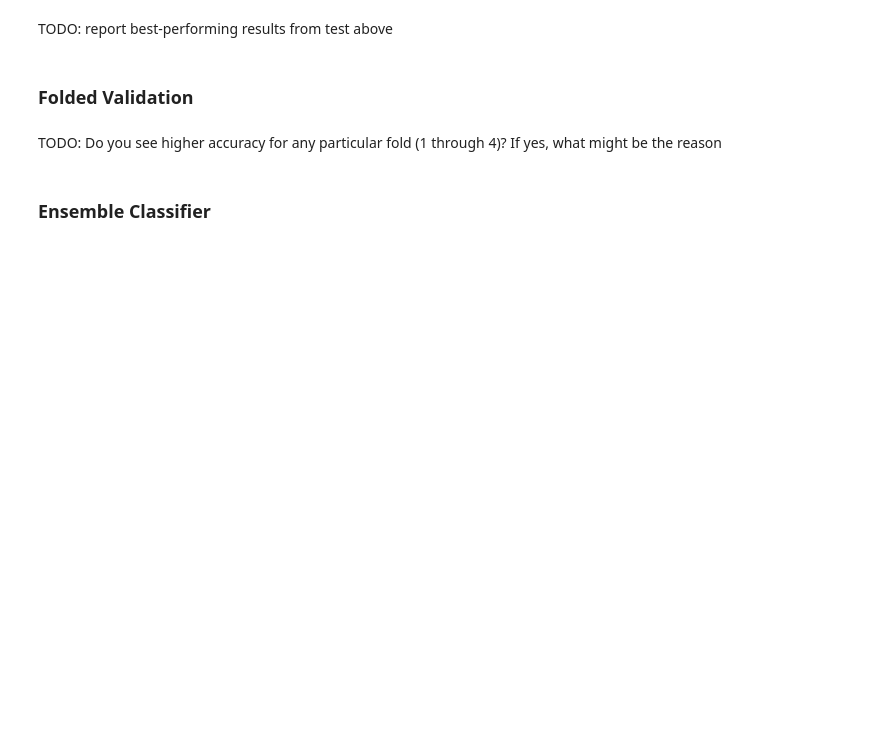
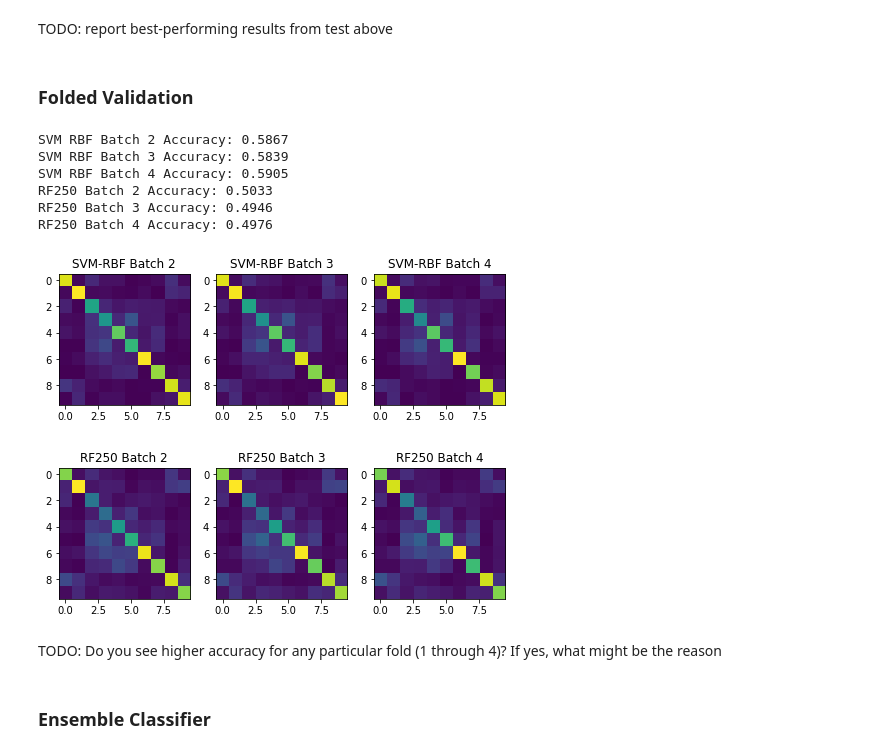
Before and after one commit to alexanderhale/ECSE415, a Jupyter notebook: Assignment_4/A4_Classifiers.ipynb, the cells around one changed output. Saved outputs shown, nothing was run; the diff lists cells and outputs as text; code cells hidden in the pictures; blank space fills up the shorter version.

```diff
--- a/Assignment_4/A4_Classifiers.ipynb
+++ b/Assignment_4/A4_Classifiers.ipynb
@@ -257,56 +286,71 @@ TODO: report best-performing results from test above
 ### Folded Validation
 # %%
 # best hyperparameters from above testing (TODO might be different for SVM and RF)
-bestcellsize = (8, 8)
-bestblocksize = (2, 2)
+svmcellsize = (6, 6)
+rfcellsize = (10, 10)
+bestblocksize = (3, 3)
 bestorientationbins = 8
 
 # import block 2, 3, 4 data, extracting features using the best HoG paramaters discovered above
 rawdata2 = unpickle(filepath + "data_batch_2")
 rawdata3 = unpickle(filepath + "data_batch_3")
 rawdata4 = unpickle(filepath + "data_batch_4")
 imageData2 = rawdata2[b'data'].reshape((10000, 32, 32, 3), order='F')
 imageData3 = rawdata3[b'data'].reshape((10000, 32, 32, 3), order='F')
 imageData4 = rawdata4[b'data'].reshape((10000, 32, 32, 3), order='F')
 imageLabels2 = np.asarray(rawdata2[b'labels'])
 imageLabels3 = np.asarray(rawdata3[b'labels'])
 imageLabels4 = np.asarray(rawdata4[b'labels'])
-hogFeatures2 = np.asarray([hog(image, orientations=bestorientationbins, pixels_per_cell=bestcellsize, cells_per_block=bestblocksize) for image in imageData2])
-hogFeatures3 = np.asarray([hog(image, orientations=bestorientationbins, pixels_per_cell=bestcellsize, cells_per_block=bestblocksize) for image in imageData3])
-hogFeatures4 = np.asarray([hog(image, orientations=bestorientationbins, pixels_per_cell=bestcellsize, cells_per_block=bestblocksize) for image in imageData4])
+svmHoGFeatures2 = np.asarray([hog(image, orientations=bestorientationbins, pixels_per_cell=svmcellsize, cells_per_block=bestblocksize) for image in imageData2])
+svmHoGFeatures3 = np.asarray([hog(image, orientations=bestorientationbins, pixels_per_cell=svmcellsize, cells_per_block=bestblocksize) for image in imageData3])
+svmHoGFeatures4 = np.asarray([hog(image, orientations=bestorientationbins, pixels_per_cell=svmcellsize, cells_per_block=bestblocksize) for image in imageData4])
+testSVMfeatures = np.asarray([hog(testImage, orientations=bestorientationbins, pixels_per_cell=svmcellsize, cells_per_block=bestblocksize) for testImage in testImageData])
+rfHoGFeatures2 = np.asarray([hog(image, orientations=bestorientationbins, pixels_per_cell=rfcellsize, cells_per_block=bestblocksize) for image in imageData2])
+rfHoGFeatures3 = np.asarray([hog(image, orientations=bestorientationbins, pixels_per_cell=rfcellsize, cells_per_block=bestblocksize) for image in imageData3])
+rfHoGFeatures4 = np.asarray([hog(image, orientations=bestorientationbins, pixels_per_cell=rfcellsize, cells_per_block=bestblocksize) for image in imageData4])
+testRFfeatures = np.asarray([hog(testImage, orientations=bestorientationbins, pixels_per_cell=rfcellsize, cells_per_block=bestblocksize) for testImage in testImageData])
 
 # create and train 6 classifiers on that data (3 RF-250tree, 3 SVM-RBF)
-svm_rbf_batch2 = svm.SVC(kernel='rbf', gamma='scale').fit(hogFeatures2, imageLabels2)
-svm_rbf_batch3 = svm.SVC(kernel='rbf', gamma='scale').fit(hogFeatures3, imageLabels3)
-svm_rbf_batch4 = svm.SVC(kernel='rbf', gamma='scale').fit(hogFeatures4, imageLabels4)
-rf250_batch2 = RandomForestClassifier(n_estimators=250, criterion='entropy').fit(hogFeatures2, imageLabels2)
-rf250_batch3 = RandomForestClassifier(n_estimators=250, criterion='entropy').fit(hogFeatures3, imageLabels3)
-rf250_batch4 = RandomForestClassifier(n_estimators=250, criterion='entropy').fit(hogFeatures4, imageLabels4)
+svm_rbf_batch2 = svm.SVC(kernel='rbf', gamma='scale').fit(svmHoGFeatures2, imageLabels2)
+svm_rbf_batch3 = svm.SVC(kernel='rbf', gamma='scale').fit(svmHoGFeatures3, imageLabels3)
+svm_rbf_batch4 = svm.SVC(kernel='rbf', gamma='scale').fit(svmHoGFeatures4, imageLabels4)
+rf250_batch2 = RandomForestClassifier(n_estimators=250, criterion='entropy').fit(rfHoGFeatures2, imageLabels2)
+rf250_batch3 = RandomForestClassifier(n_estimators=250, criterion='entropy').fit(rfHoGFeatures3, imageLabels3)
+rf250_batch4 = RandomForestClassifier(n_estimators=250, criterion='entropy').fit(rfHoGFeatures4, imageLabels4)
 
 # test the classifiers using the test set and report accuracies on each batch
-svm_rbf_batch2_predictions = svm_rbf_batch2.predict(X_test_hog)
-svm_rbf_batch3_predictions = svm_rbf_batch3.predict(X_test_hog)
-svm_rbf_batch4_predictions = svm_rbf_batch4.predict(X_test_hog)
-rf250_batch2_predictions = rf250_batch2.predict(X_test_hog)
-rf250_batch3_predictions = rf250_batch3.predict(X_test_hog)
-rf250_batch4_predictions = rf250_batch4.predict(X_test_hog)
+svm_rbf_batch2_predictions = svm_rbf_batch2.predict(testSVMfeatures)
+svm_rbf_batch3_predictions = svm_rbf_batch3.predict(testSVMfeatures)
+svm_rbf_batch4_predictions = svm_rbf_batch4.predict(testSVMfeatures)
+rf250_batch2_predictions = rf250_batch2.predict(testRFfeatures)
+rf250_batch3_predictions = rf250_batch3.predict(testRFfeatures)
+rf250_batch4_predictions = rf250_batch4.predict(testRFfeatures)
 print('SVM RBF Batch 2 Accuracy: {}'.format(accuracy_score(Y_test, svm_rbf_batch2_predictions)))
 print('SVM RBF Batch 3 Accuracy: {}'.format(accuracy_score(Y_test, svm_rbf_batch3_predictions)))
 print('SVM RBF Batch 4 Accuracy: {}'.format(accuracy_score(Y_test, svm_rbf_batch4_predictions)))
 print('RF250 Batch 2 Accuracy: {}'.format(accuracy_score(Y_test, rf250_batch2_predictions)))
 print('RF250 Batch 3 Accuracy: {}'.format(accuracy_score(Y_test, rf250_batch3_predictions)))
 print('RF250 Batch 4 Accuracy: {}'.format(accuracy_score(Y_test, rf250_batch4_predictions)))
 
 plt.figure(figsize=(8, 4))
 plt.subplot(131), plt.imshow(confusion_matrix(svm_rbf_batch2_predictions, Y_test)), plt.title('SVM-RBF Batch 2')
 plt.subplot(132), plt.imshow(confusion_matrix(svm_rbf_batch3_predictions, Y_test)), plt.title('SVM-RBF Batch 3')
 plt.subplot(133), plt.imshow(confusion_matrix(svm_rbf_batch4_predictions, Y_test)), plt.title('SVM-RBF Batch 4')
 plt.show()
 plt.figure(figsize=(8, 4))
 plt.subplot(131), plt.imshow(confusion_matrix(rf250_batch2_predictions, Y_test)), plt.title('RF250 Batch 2')
 plt.subplot(132), plt.imshow(confusion_matrix(rf250_batch3_predictions, Y_test)), plt.title('RF250 Batch 3')
 plt.subplot(133), plt.imshow(confusion_matrix(rf250_batch4_predictions, Y_test)), plt.title('RF250 Batch 4')
 plt.show()
+# %% [output]
+SVM RBF Batch 2 Accuracy: 0.5867
+SVM RBF Batch 3 Accuracy: 0.5839
+SVM RBF Batch 4 Accuracy: 0.5905
+RF250 Batch 2 Accuracy: 0.5033
+RF250 Batch 3 Accuracy: 0.4946
+RF250 Batch 4 Accuracy: 0.4976
+[figure, added]
+[figure, added]
 # %% [markdown]
 TODO: Do you see higher accuracy for any particular fold (1 through 4)? If yes, what might be the reason
 # %% [markdown]
```
Also changed, not shown: parts of 15 cells of this notebook.
